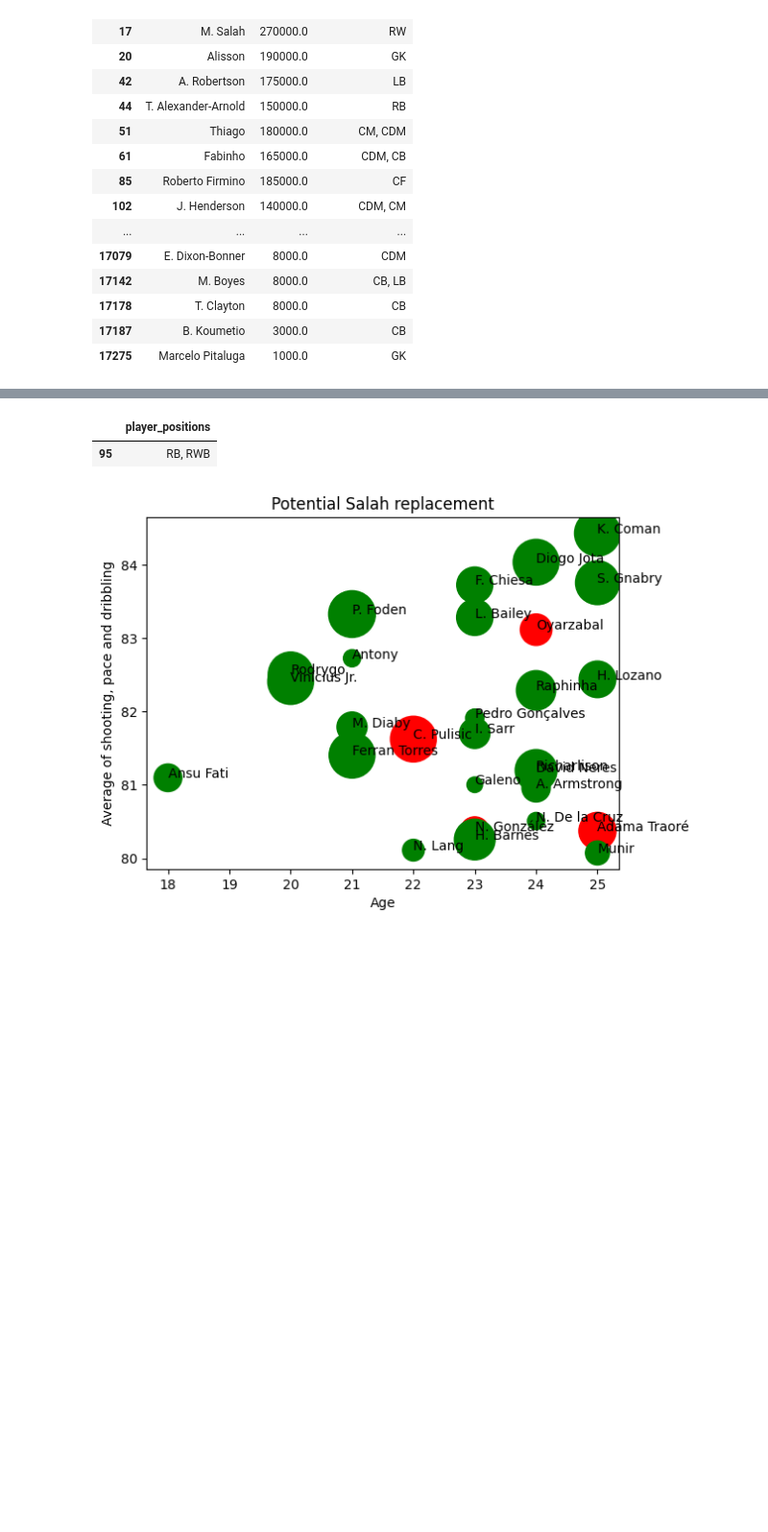
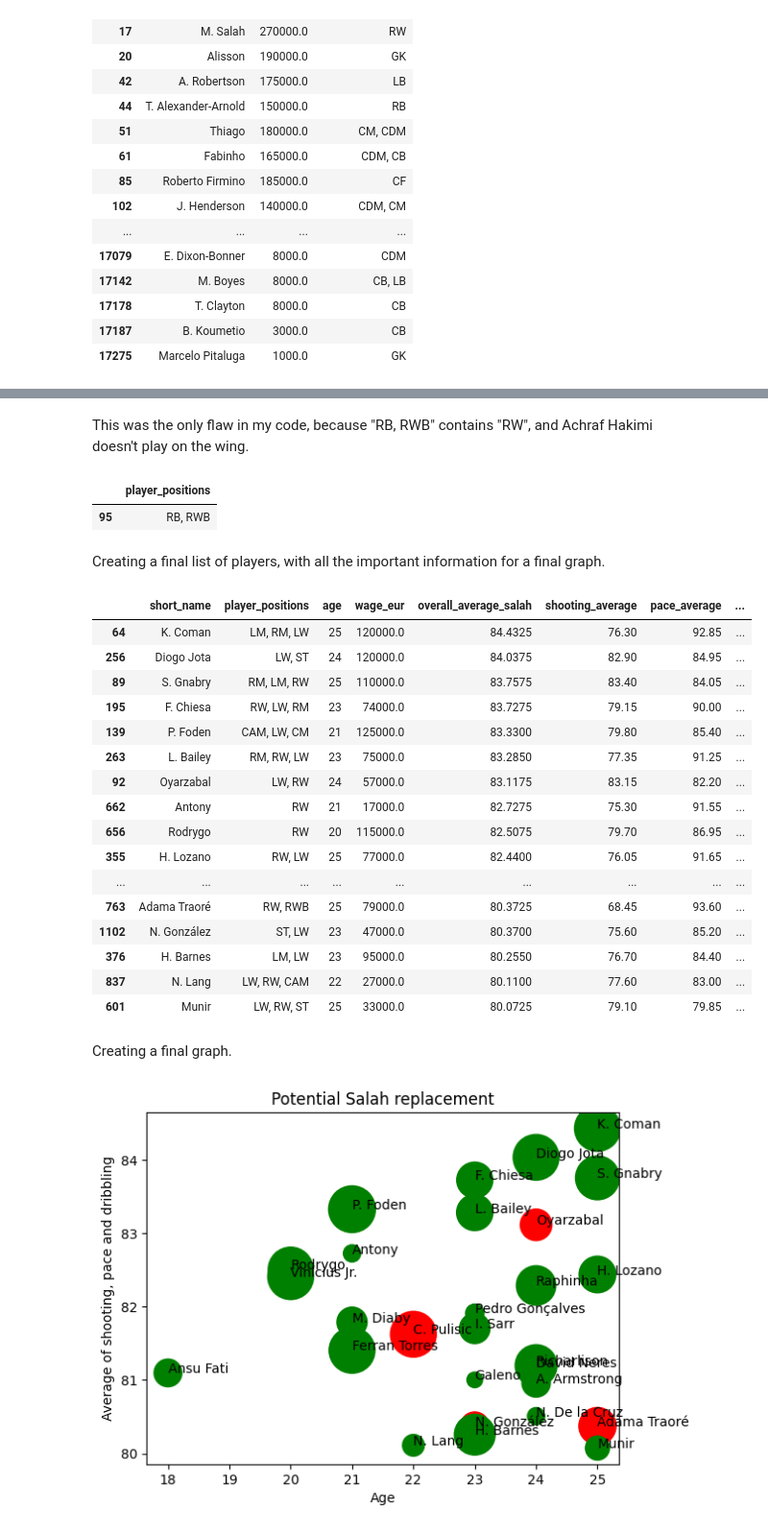
Before and after one commit to TobiaszKuc/_football_analysis, a Jupyter notebook: Fifa22MiniProject/Fifa22MiniProject.ipynb, the cells around one changed output, grey strips where cells are left out. Shown at 96% size. Cells and saved outputs as stored; diff of their text form; code cells hidden in the pictures; blank space fills up the shorter version.

```diff
--- a/Fifa22MiniProject/Fifa22MiniProject.ipynb
+++ b/Fifa22MiniProject/Fifa22MiniProject.ipynb
@@ -163,12 +149,37 @@ data[(data["club_name"] == "Liverpool")][["short_name", "wage_eur", "player_posi
+# %% [markdown]
+This was the only flaw in my code, because "RB, RWB" contains "RW", and Achraf Hakimi doesn't play on the wing.
 # %%
 data[(data["short_name"] == "A. Hakimi")][["player_positions"]]
 # %% [output]
 |  | player_positions |
 | 95 | RB, RWB |
+# %% [markdown]
+Creating a final list of players, with all the important information for a final graph.
 # %%
 salah_shortlist = data[(data["overall_average_salah"] >= 80)
     & (data["player_positions"].str.contains(r"\bRW\b")
         | data["player_positions"].str.contains(r"\bLW\b"))
     & (data["wage_eur"] <= 150000)
     & (data["age"] <= 25)][["short_name", "player_positions", "age", "wage_eur", "overall_average_salah", "shooting_average", "pace_average", "dribbling_average", "club_position"]].sort_values("overall_average_salah",ascending=False)
+salah_shortlist
+# %% [output]
+|  | short_name | player_positions | age | wage_eur | overall_average_salah | shooting_average | pace_average | ... |
+| 64 | K. Coman | LM, RM, LW | 25 | 120000.0 | 84.4325 | 76.30 | 92.85 | ... |
+| 256 | Diogo Jota | LW, ST | 24 | 120000.0 | 84.0375 | 82.90 | 84.95 | ... |
+| 89 | S. Gnabry | RM, LM, RW | 25 | 110000.0 | 83.7575 | 83.40 | 84.05 | ... |
+| 195 | F. Chiesa | RW, LW, RM | 23 | 74000.0 | 83.7275 | 79.15 | 90.00 | ... |
+| 139 | P. Foden | CAM, LW, CM | 21 | 125000.0 | 83.3300 | 79.80 | 85.40 | ... |
+| 263 | L. Bailey | RM, RW, LW | 23 | 75000.0 | 83.2850 | 77.35 | 91.25 | ... |
+| 92 | Oyarzabal | LW, RW | 24 | 57000.0 | 83.1175 | 83.15 | 82.20 | ... |
+| 662 | Antony | RW | 21 | 17000.0 | 82.7275 | 75.30 | 91.55 | ... |
+| 656 | Rodrygo | RW | 20 | 115000.0 | 82.5075 | 79.70 | 86.95 | ... |
+| 355 | H. Lozano | RW, LW | 25 | 77000.0 | 82.4400 | 76.05 | 91.65 | ... |
+| ... | ... | ... | ... | ... | ... | ... | ... | ... |
+| 763 | Adama Traoré | RW, RWB | 25 | 79000.0 | 80.3725 | 68.45 | 93.60 | ... |
+| 1102 | N. González | ST, LW | 23 | 47000.0 | 80.3700 | 75.60 | 85.20 | ... |
+| 376 | H. Barnes | LM, LW | 23 | 95000.0 | 80.2550 | 76.70 | 84.40 | ... |
+| 837 | N. Lang | LW, RW, CAM | 22 | 27000.0 | 80.1100 | 77.60 | 83.00 | ... |
+| 601 | Munir | LW, RW, ST | 25 | 33000.0 | 80.0725 | 79.10 | 79.85 | ... |
+# %% [markdown]
+Creating a final graph.
 # %%
```
Also changed, not shown: parts of 19 cells of this notebook.
